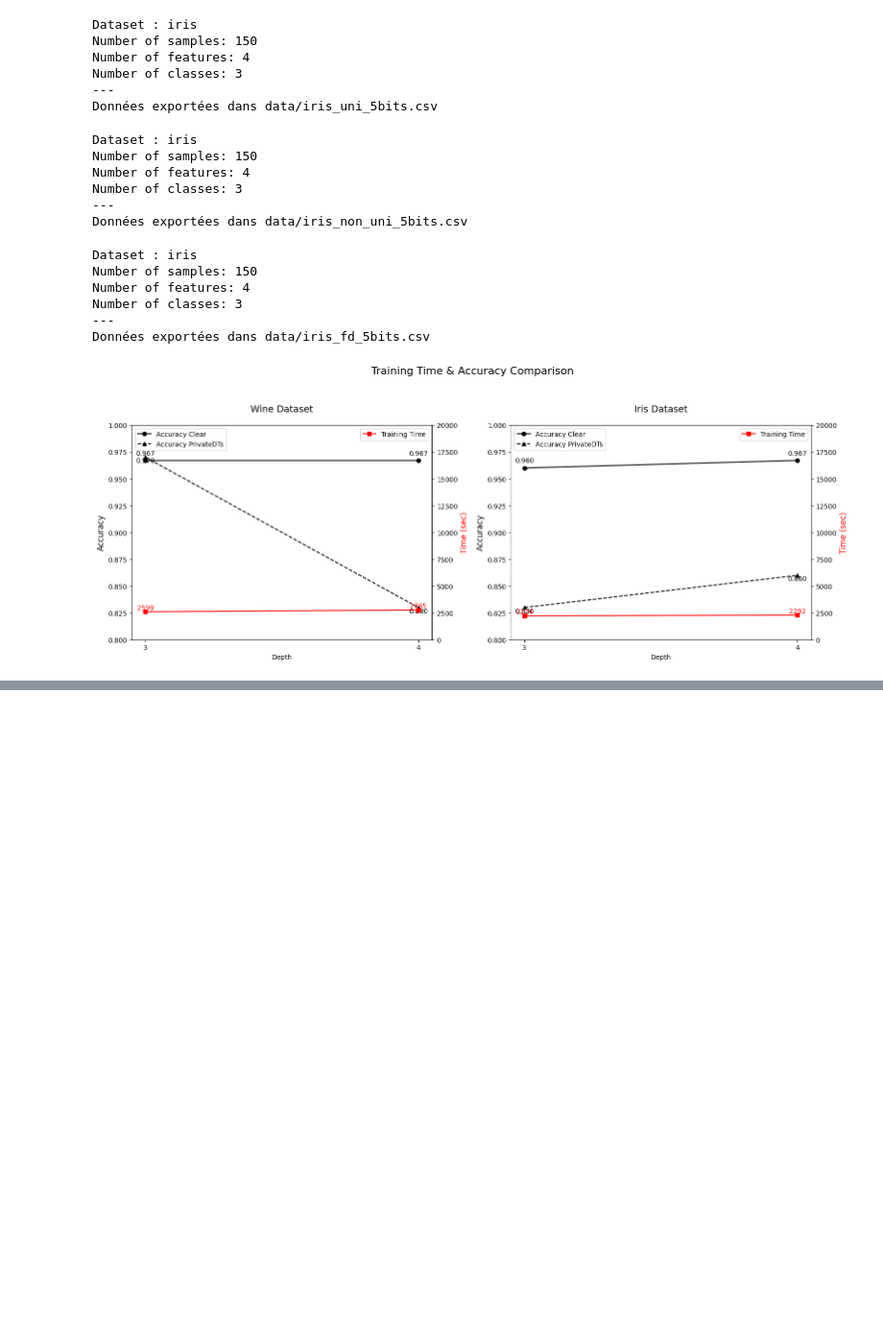
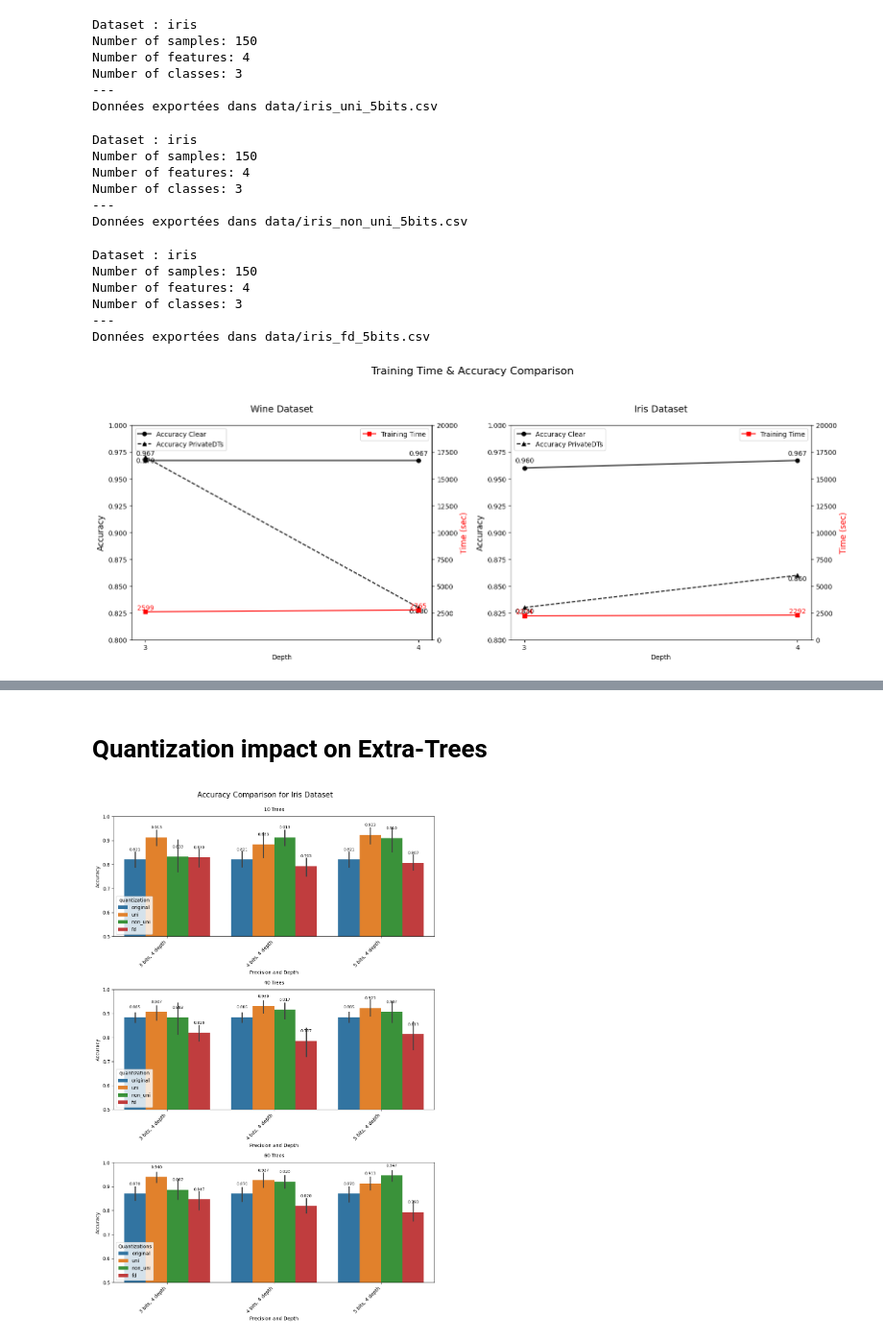
Before and after one commit to sofianeazogagh/oblivious_unlearning, a Jupyter notebook: notebook.ipynb, the cells around one changed output, grey strips where cells are left out. Shown at 96% size. Drawn from its saved outputs; the diff is of its cells as text; code cells hidden in the pictures; blank space fills up the shorter version.

Commit message:
Impact of quantization on RF added

```diff
--- a/notebook.ipynb
+++ b/notebook.ipynb
@@ -356,0 +304,58 @@ plt.show()
+# %% [markdown]
+# Quantization impact on Extra-Trees
+# %%
+import pandas as pd
+import seaborn as sns
+
+def plot_accuracy_vs_all_params(data, dataset_name):
+    fig = plt.figure(figsize=(10, 15))
+
+    for i, n_forests in enumerate(num_forests):
+        ax = fig.add_subplot(3, 1, i+1)
+        sns.barplot(x="precision_depth", y="accuracy", hue="quantization", data=data[data["num_forests"] == n_forests], ax=ax)
+        ax.set_ylim(0.5, 1)# Rotate x-axis labels for better readability
+        # add a subtitle for each plot
+        ax.set_title(f"{n_forests} Trees", fontsize=10, y=1.02)
+        ax.set_xticklabels(ax.get_xticklabels(), rotation=45, ha="right", fontsize=10)
+        ax.set_xlabel("Precision and Depth")
+        ax.set_ylabel("Accuracy")
+        # add the text on top of each bar
+        for p in ax.patches:
+            ax.annotate(f"{p.get_height():.3f}", (p.get_x() + p.get_width() / 2., p.get_height()), ha="center", va="center", xytext=(0, 20), textcoords='offset points', fontsize=8)
+
+    plt.tight_layout()
+
+    fig.suptitle(f"Accuracy Comparison for {dataset_name.capitalize()} Dataset", fontsize=15, y=1.02)
+    plt.legend(title="Quantizations")
+    plt.show()
+
+
+dataset_name = "iris"
+precisions = [3, 4, 5]
+num_forests = [10, 40, 60]
+quantizations = ["original","uni", "non_uni", "fd"]
+depths = [4]
+
+data = pd.DataFrame(columns=["precision", "num_forests", "quantizations", "depth"])
+
+for n_bits in precisions:
+    for n_forests in num_forests:
+        for quantization in quantizations:
+            for depth in depths:
+                if quantization == "original":
+                    filename = f"logs/{dataset_name}_{depth}d_{n_forests}m_clear.csv"
+                else:
+                    filename = f"logs/{dataset_name}_{quantization}_{n_bits}bits_{depth}d_{n_forests}m_clear.csv"
+                result = pd.read_csv(filename, header=None, names=["accuracy", "training_time", "inference_time"])
+                result["precision"] = n_bits
+                result["num_forests"] = n_forests
+                result["quantization"] = quantization
+                result["depth"] = depth
+                data = pd.concat([data, result])
+
+data["precision_depth"] = data["precision"].astype(str) + " bits, " + data["depth"].astype(str) + " depth"
+
+
+plot_accuracy_vs_all_params(data, dataset_name)
+# %% [output]
+[figure, added]
```
Also changed, not shown: parts of 4 cells of this notebook.
